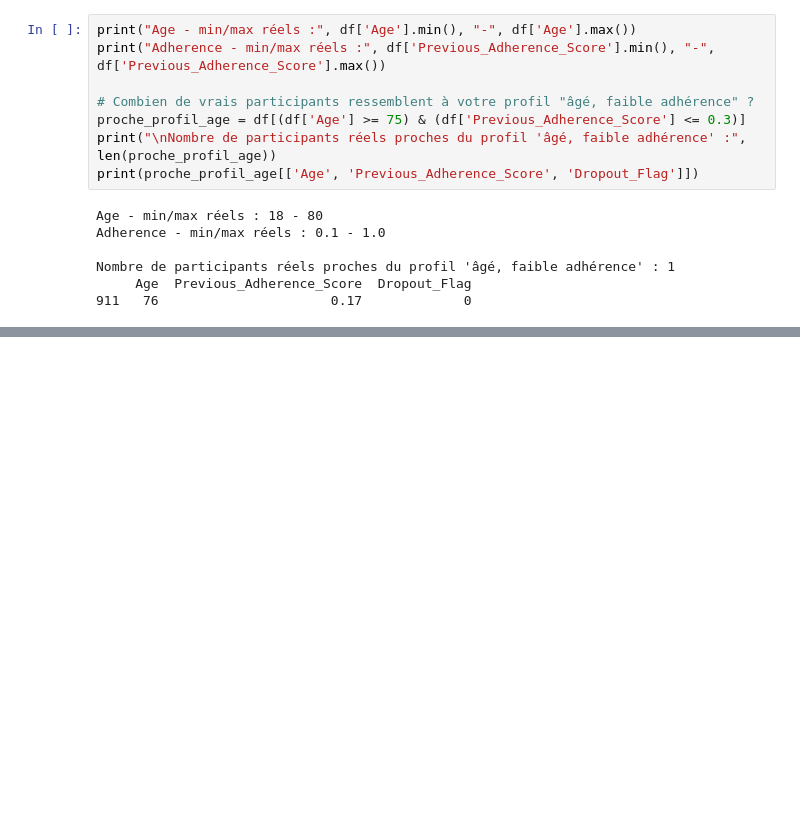
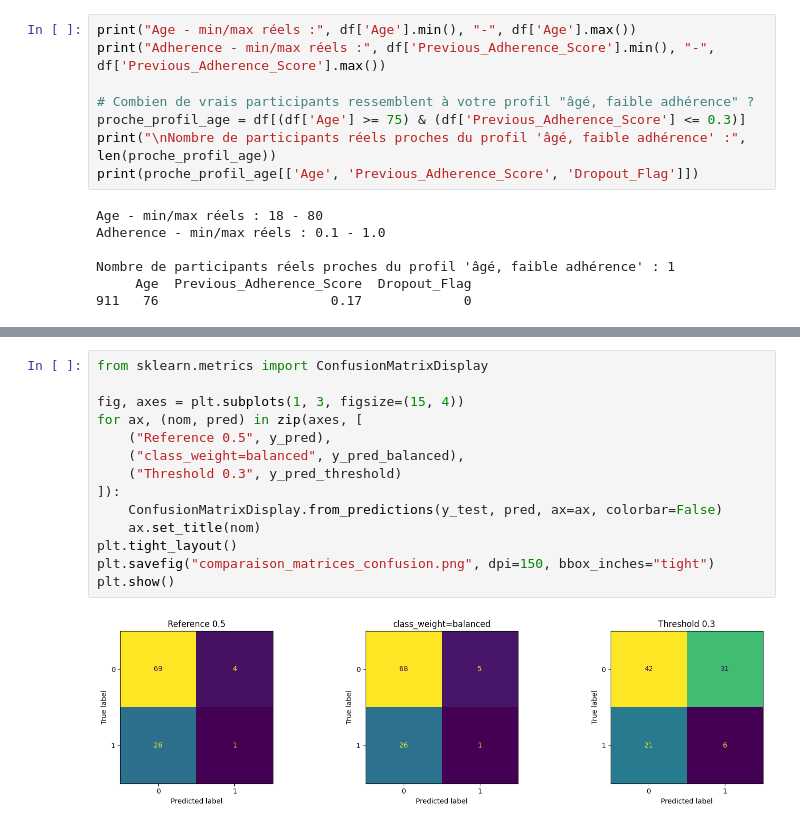
Before and after one commit to PinkSoso/clinic-study-dropout-analysis, a Jupyter notebook: Prediction_Model.ipynb, the cells around one changed output, grey strips where cells are left out. Saved outputs shown, nothing was run; the diff lists cells and outputs as text; blank space fills up the shorter version.

```diff
--- a/Prediction_Model.ipynb
+++ b/Prediction_Model.ipynb
@@ -252,0 +282,16 @@ Nombre de participants réels proches du profil 'âgé, faible adhérence' : 1
+# %%
+from sklearn.metrics import ConfusionMatrixDisplay
+
+fig, axes = plt.subplots(1, 3, figsize=(15, 4))
+for ax, (nom, pred) in zip(axes, [
+    ("Reference 0.5", y_pred),
+    ("class_weight=balanced", y_pred_balanced),
+    ("Threshold 0.3", y_pred_threshold)
+]):
+    ConfusionMatrixDisplay.from_predictions(y_test, pred, ax=ax, colorbar=False)
+    ax.set_title(nom)
+plt.tight_layout()
+plt.savefig("comparaison_matrices_confusion.png", dpi=150, bbox_inches="tight")
+plt.show()
+# %% [output]
+[figure, added]
```
Also changed, not shown: parts of 11 cells of this notebook.
